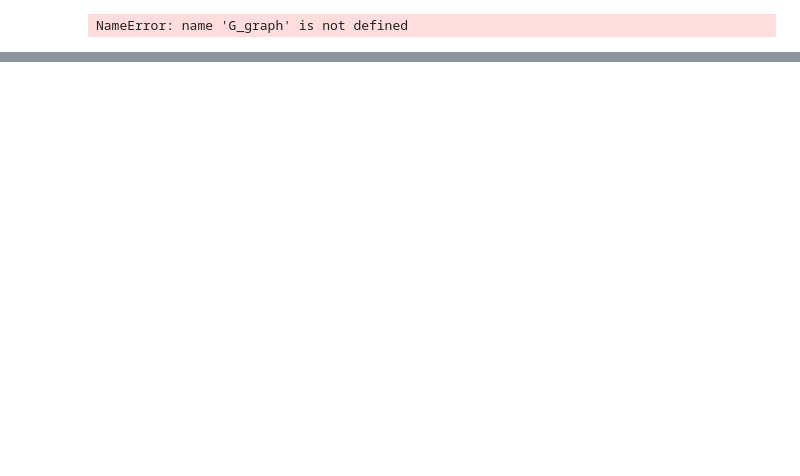
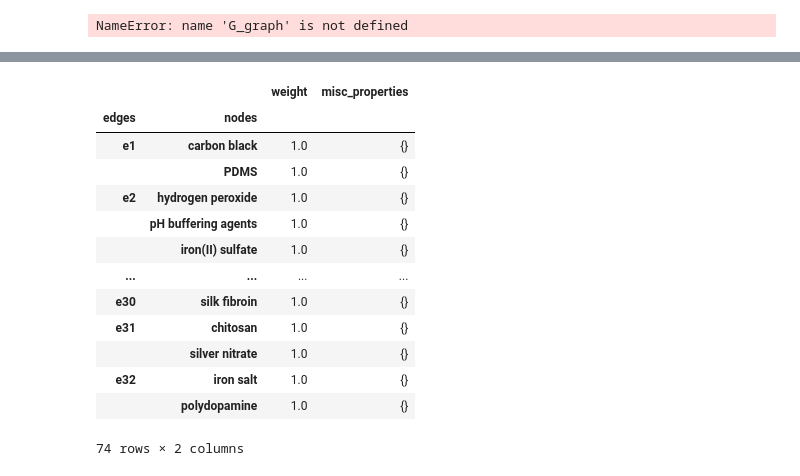
Before and after one commit to bellastewart/knowledge_graph, a Jupyter notebook: codependent.ipynb, the cells around one changed output, grey strips where cells are left out. Drawn from its saved outputs; the diff is of its cells as text; code cells hidden in the pictures; blank space fills up the shorter version.

```diff
--- a/codependent.ipynb
+++ b/codependent.ipynb
@@ -222,0 +131,36 @@ NameError: name 'G_graph' is not defined
+# %%
+import pickle
+import pandas as pd
+
+# To regenerate the hypergraph with LLM, set this to True
+regenerate = False
+
+if regenerate:
+    # Generate hypergraph and mapping from full text documents
+    H_hypergraph, edge_mapping = docs2Hypergraph(documents, model='mistral:instruct')
+
+    # Save as pickle
+    with open("output_hypergraph_test.pkl", "wb") as f:
+        pickle.dump(H_hypergraph, f)
+
+    # Convert hyperedges to DataFrame
+    dfg1 = pd.DataFrame([
+        {"event": hedge, "entity": node}
+        for hedge, nodes in H_hypergraph.incidence_dict.items()
+        for node in nodes
+    ])
+
+    # Save CSV
+    dfg1.to_csv("output_hypergraph_edges_test.csv", index=False)
+
+else:
+    # Load from pickle
+    with open("output_hypergraph_test.pkl", "rb") as f:
+        H_hypergraph = pickle.load(f)
+
+    # Reconstruct DataFrame
+    dfg1 = pd.DataFrame([
+        {"event": hedge, "entity": node}
+        for hedge, nodes in H_hypergraph.incidence_dict.items()
+        for node in nodes
+    ])
@@ -222,0 +180,18 @@ NameError: name 'G_graph' is not defined
+# %%
+H = H_hypergraph
+H.incidences.dataframe
+# %% [output]
+|  |  | weight | misc_properties |
+| edges | nodes |  |  |
+| e1 | carbon black | 1.0 | {} |
+|  | PDMS | 1.0 | {} |
+| e2 | hydrogen peroxide | 1.0 | {} |
+|  | pH buffering agents | 1.0 | {} |
+|  | iron(II) sulfate | 1.0 | {} |
+| ... | ... | ... | ... |
+| e30 | silk fibroin | 1.0 | {} |
+| e31 | chitosan | 1.0 | {} |
+|  | silver nitrate | 1.0 | {} |
+| e32 | iron salt | 1.0 | {} |
+|  | polydopamine | 1.0 | {} |
+74 rows × 2 columns
```
Also changed, not shown: parts of 24 cells of this notebook, 7 other files.
